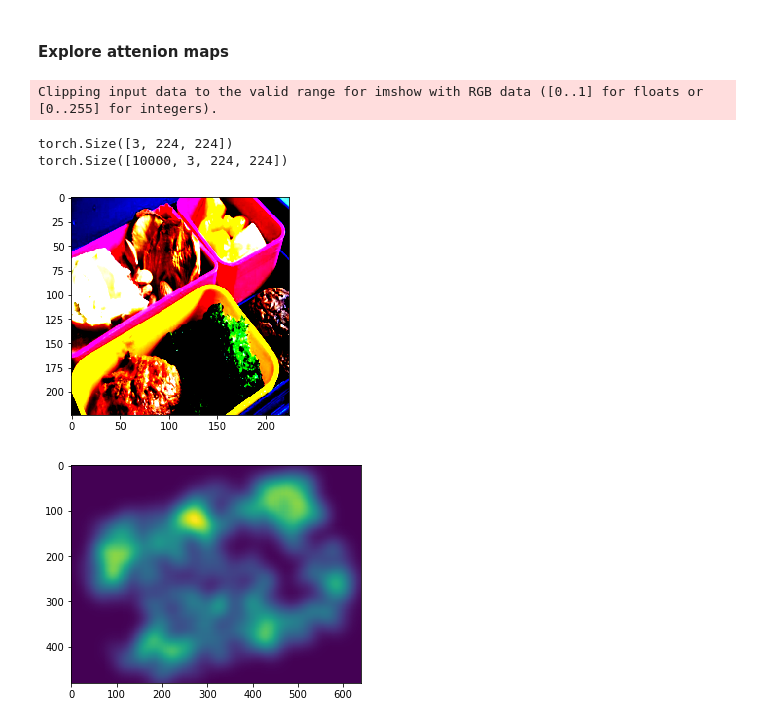
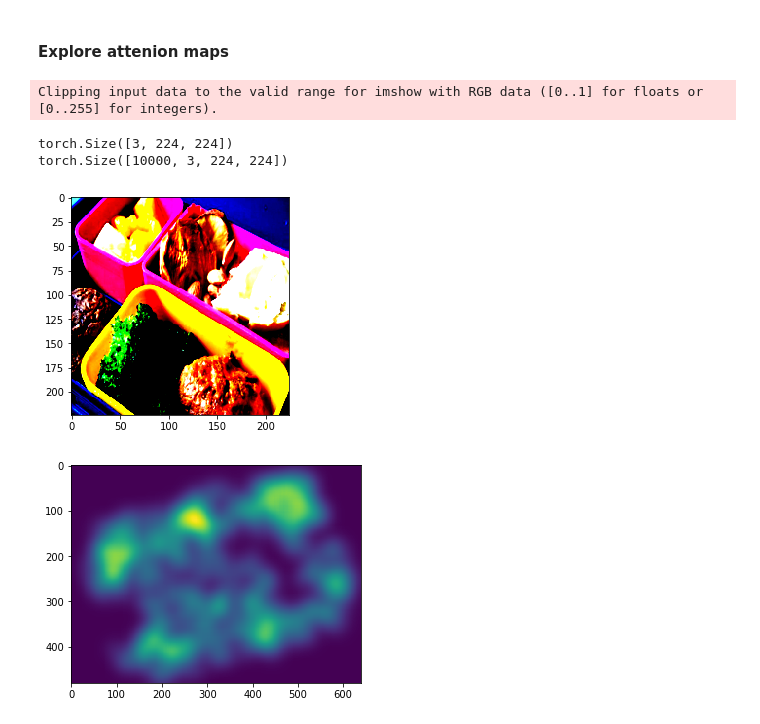
Before and after one commit to MariaPdg/hci-intermodal-reasoning, a Jupyter notebook: test_gaze.ipynb, the cells around one changed output. Cells and saved outputs as stored; diff of their text form; code cells hidden in the pictures.

```diff
--- a/test_gaze.ipynb
+++ b/test_gaze.ipynb
@@ -12,15 +14,15 @@ import utils
 # %%
 train_img = torch.load("cached_data/train_img")
 
 print(train_img[0].size())
 print(train_img.size())
-plt.imshow(np.fliplr((train_img[0].permute(1, 2, 0))))
+plt.imshow((train_img[0].permute(1, 2, 0)))
 plt.show()
 # %% [output]
 Clipping input data to the valid range for imshow with RGB data ([0..1] for floats or [0..255] for integers).
 torch.Size([3, 224, 224])
 torch.Size([10000, 3, 224, 224])
-[figure, old version]
+[figure, new version]
 # %%
 image_map  = 'dataset/maps/train/COCO_train2014_000000000009.png'
 
```
Also changed, not shown: parts of 14 cells of this notebook, 1 other file.
